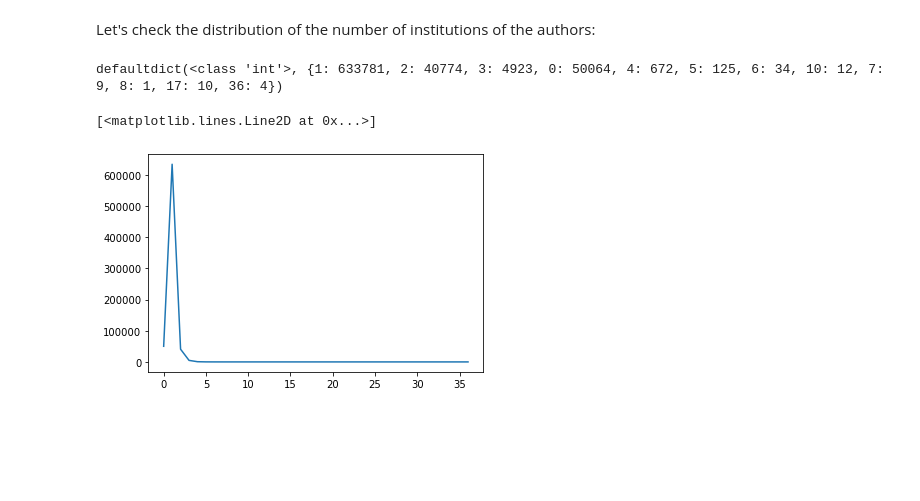
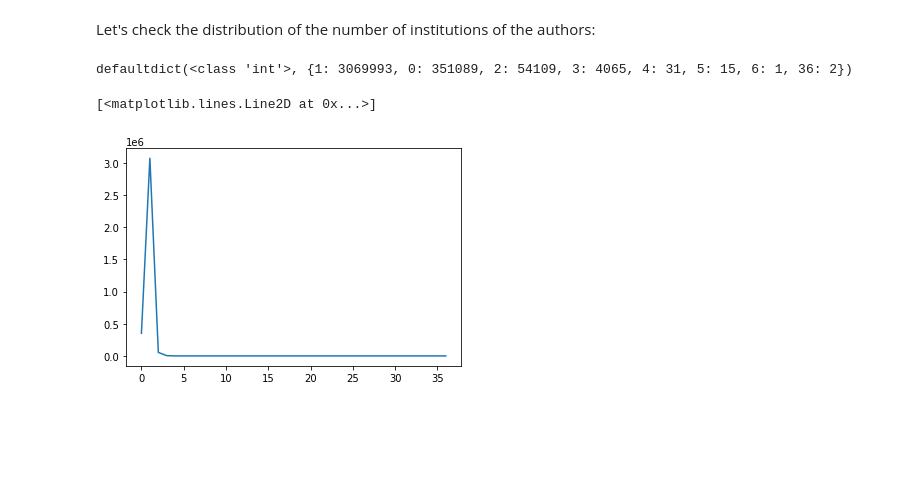
Before and after one commit to jiang-qc/Research_Collaborations_CA_Asia, a Jupyter notebook: Asian_CA_Collaboration.ipynb, the cells around one changed output. Cells and saved outputs as stored; diff of their text form; code cells hidden in the pictures.

Commit message:
correct some errors and run the codes in colab to get more data

```diff
--- a/Asian_CA_Collaboration.ipynb
+++ b/Asian_CA_Collaboration.ipynb
@@ -251,7 +255,7 @@ Because of the limitation of the system server, we only use the 100000 publicati
 all_works_50 = [] + CA_Asia_works_50['results']
 cursor = '*'
 # while the cursor is not NULL at the last page (NOT NULL)
-while cursor:   # --> should use `while: CA_Asia_works_2['meta']['next_cursor']:` to avoid the TypeError
+while CA_Asia_works_2['meta']['next_cursor']:   # --> should use `while CA_Asia_works_2['meta']['next_cursor']:` to avoid the TypeError
                 # but the queried data will be the same
     # get the 200 works from next page
     cursor = CA_Asia_works_50['meta']['next_cursor']
@@ -264,10 +268,10 @@ while cursor:   # --> should use `while: CA_Asia_works_2['meta']['next_cursor']:
     all_works_50 += CA_Asia_works_50['results']
 
     # print the process
-    print("Progress: %u of %u" % (len(all_works_50), 50000),end="\r")
+    print("\rProgress: %u of %u" % (len(all_works_50), count_50), end="")
 
-    # only use the most recent 50000 publications for analysis
-    if len(all_works_50) >= 50000:
+    # only use the most recent 100000 publications for analysis
+    if len(all_works_50) >= 100000:
         break
 print(str(len(all_works_50)) + ' done!')
 # %% [output]
@@ -314,4 +318,4 @@ The data is queried in 2022-08-17 22:08:08.540042
 # %%
-all_works_52 = all_works + all_works_2
+all_works_52 = all_works_50 + all_works_2
 len(all_works_52)
 # %% [output]
@@ -360,22 +364,22 @@ Let's check the distribution of the number of institutions of the authors:
 # %%
 from collections import defaultdict, OrderedDict
 num_institutions = defaultdict(int)
-for i in range(len(all_works_50)):
-    for author in all_works_50[i]['authorships']:
+for i in range(len(all_works_52)):
+    for author in all_works_52[i]['authorships']:
         num_institutions[len(author['institutions'])] += 1
 print(num_institutions)
 # %% [output]
-defaultdict(<class 'int'>, {1: 633781, 2: 40774, 3: 4923, 0: 50064, 4: 672, 5: 125, 6: 34, 10: 12, 7: 9, 8: 1, 17: 10, 36: 4})
+defaultdict(<class 'int'>, {1: 3069993, 0: 351089, 2: 54109, 3: 4065, 4: 31, 5: 15, 6: 1, 36: 2})
 # %%
 import matplotlib.pyplot as plt
 
 # Sort the dict by key for visualization
 num_institutions_sorted = OrderedDict(sorted(num_institutions.items()))
 
-plt.plot(num_institutions_sorted.keys(),num_institutions_sorted.values())
+plt.plot(list(num_institutions_sorted.keys()), list(num_institutions_sorted.values()))
 # %% [output]
 [<matplotlib.lines.Line2D at 0x...>]
-[figure, old version]
+[figure, new version]
 # %% [markdown]
 <br><br><br>
 # %% [markdown]
```
Also changed, not shown: parts of 47 cells of this notebook.
